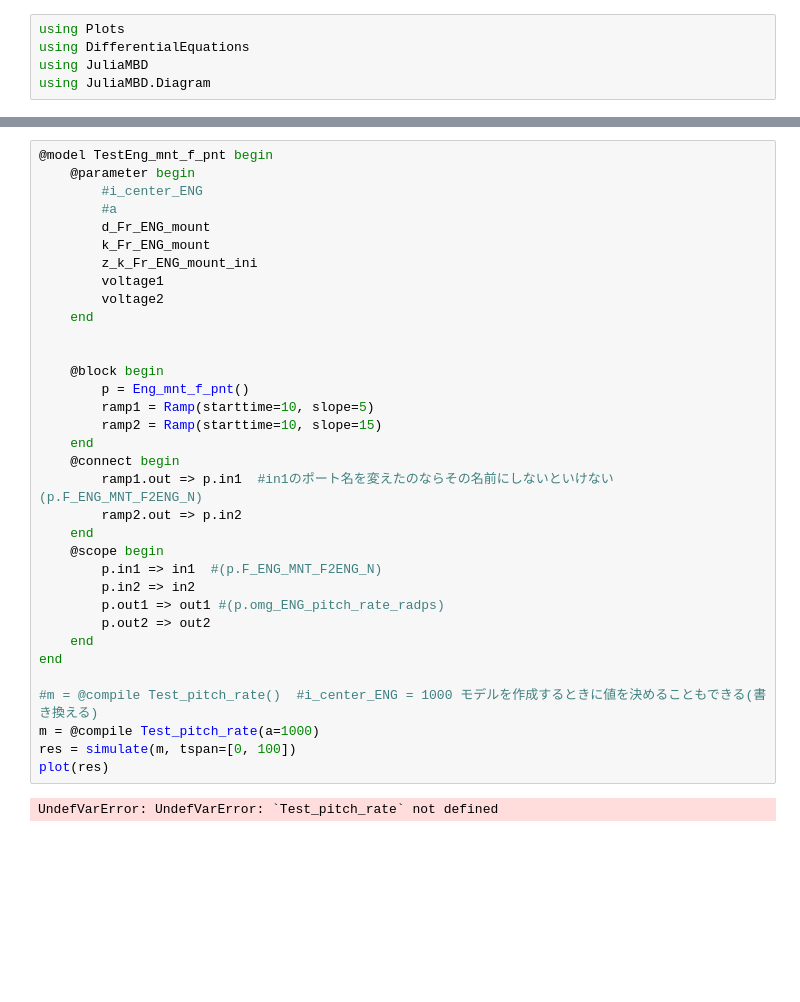
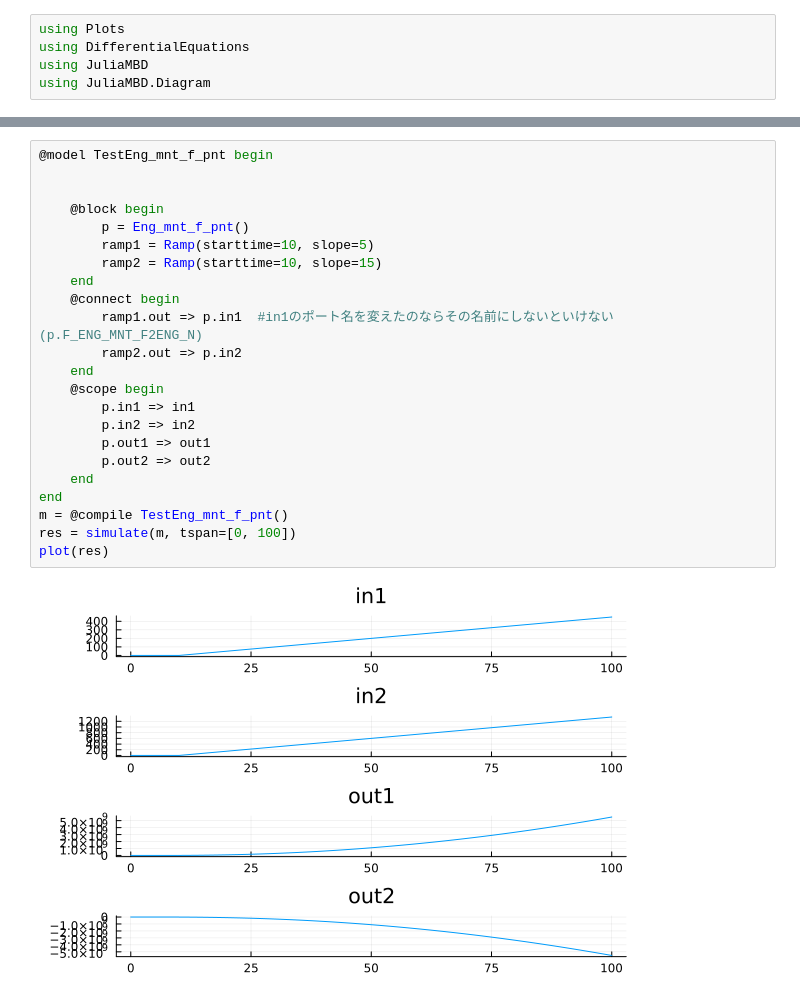
Before and after one commit to rellab/JuliaMBD-experiment, a Jupyter notebook: ENG_MNT_F_PNT.ipynb, the cells around one changed output, grey strips where cells are left out. Cells and saved outputs as stored; diff of their text form; blank space fills up the shorter version.

```diff
--- a/ENG_MNT_F_PNT.ipynb
+++ b/ENG_MNT_F_PNT.ipynb
@@ -23,36 +29,25 @@ pitch_rate (generic function with 1 method)
 # %%
 @model TestEng_mnt_f_pnt begin
-    @parameter begin
-        #i_center_ENG
-        #a
-        d_Fr_ENG_mount
-        k_Fr_ENG_mount
-        z_k_Fr_ENG_mount_ini
-        voltage1
-        voltage2
-    end
 
 
     @block begin
         p = Eng_mnt_f_pnt()
         ramp1 = Ramp(starttime=10, slope=5)
         ramp2 = Ramp(starttime=10, slope=15)
     end
     @connect begin
         ramp1.out => p.in1  #in1のポート名を変えたのならその名前にしないといけない(p.F_ENG_MNT_F2ENG_N)
         ramp2.out => p.in2
     end
     @scope begin
-        p.in1 => in1  #(p.F_ENG_MNT_F2ENG_N)
+        p.in1 => in1
         p.in2 => in2
-        p.out1 => out1 #(p.omg_ENG_pitch_rate_radps)
+        p.out1 => out1
         p.out2 => out2
     end
 end
-
-#m = @compile Test_pitch_rate()  #i_center_ENG = 1000 モデルを作成するときに値を決めることもできる(書き換える)
-m = @compile Test_pitch_rate(a=1000)
+m = @compile TestEng_mnt_f_pnt()
 res = simulate(m, tspan=[0, 100])
 plot(res)
 # %% [output]
-UndefVarError: UndefVarError: `Test_pitch_rate` not defined
+[figure, added]
```
Also changed, not shown: parts of 13 cells of this notebook, 10 other files.
